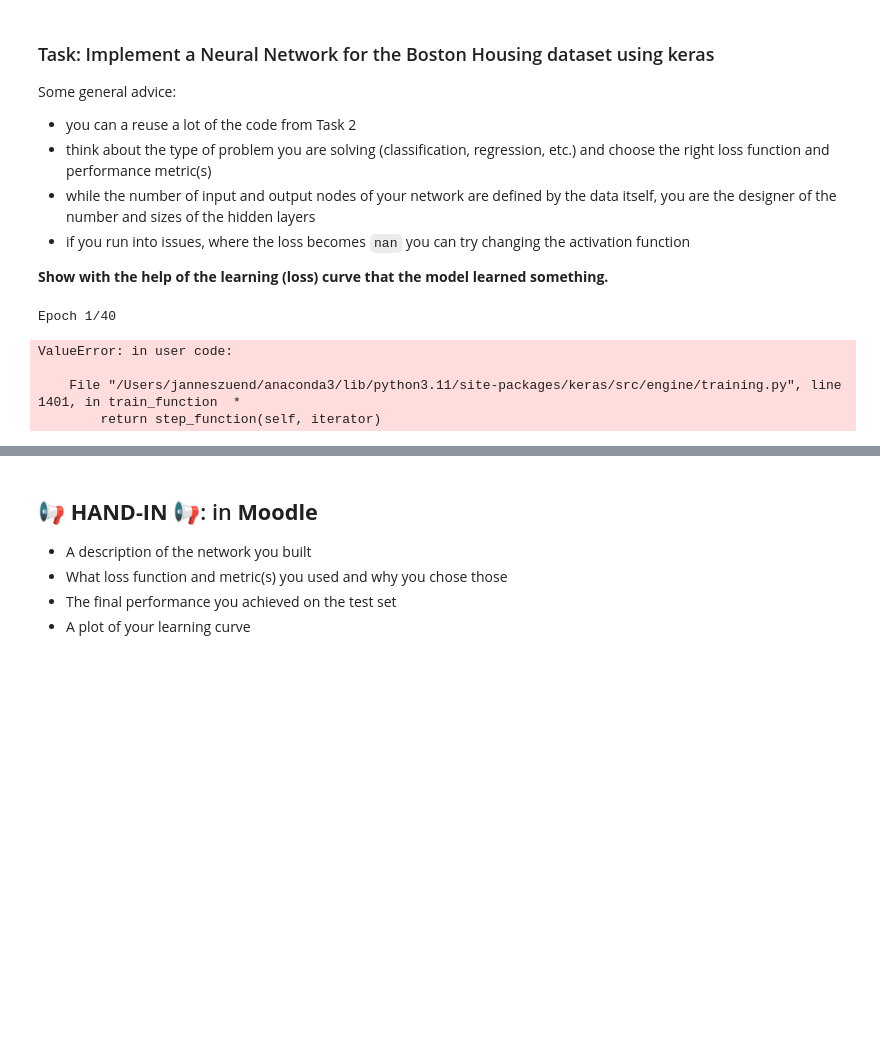
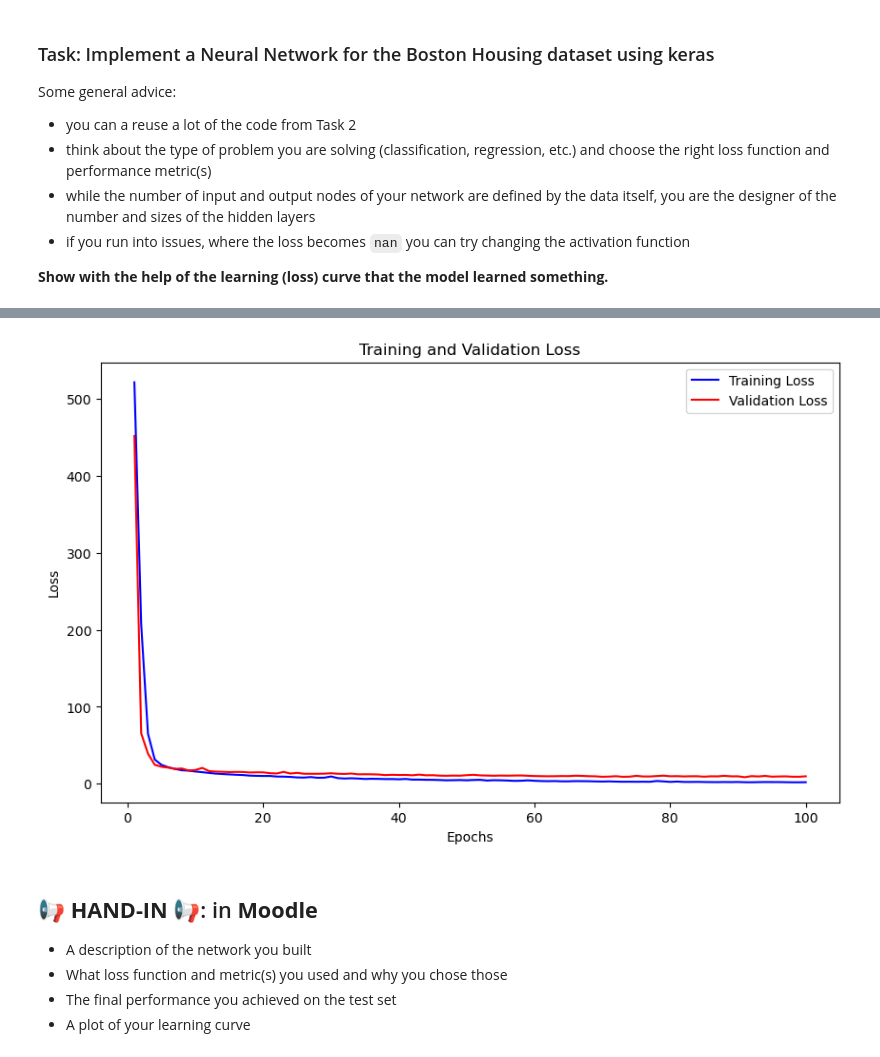
Before and after one commit to janneszuend/MLDM, a Jupyter notebook: Lab10/L10_Training_NNs_Assignment.ipynb, the cells around one changed output, grey strips where cells are left out. Cells and saved outputs as stored; diff of their text form; code cells hidden in the pictures; blank space fills up the shorter version.

```diff
--- a/Lab10/L10_Training_NNs_Assignment.ipynb
+++ b/Lab10/L10_Training_NNs_Assignment.ipynb
@@ -521,36 +521,46 @@ Some general advice:
 * if you run into issues, where the loss becomes `nan` you can try changing the activation function
 
 **Show with the help of the learning (loss) curve that the model learned something.**
-# %%
-## Your implementation here ....
-from keras.callbacks import EarlyStopping
-
-# prepare our model
-model_NN = Sequential()
-model_NN.add(Input(shape=(28, 28)))
-model_NN.add(Flatten())
-model_NN.add(Dense(128, activation="relu"))
-model_NN.add(Dense(10, activation="softmax"))
-model_NN.compile(loss="categorical_crossentropy", optimizer="sgd", metrics=["accuracy"])
-
-
-# note that we pass the early_stopping object as a callback here
-history = model_NN.fit(
-  x_trainNN,
-  y_trainNN,
-  batch_size=16,
-  epochs=40,
-  validation_split=.1,
-  callbacks=[early_stopping]
-)
-
-plot_history(history)
-
-for m, v in zip(model_NN.metrics_names, model_NN.evaluate(x_testNN, y_testNN)):
-  print(m, f"{v:.4f}")
-# %% [output]
-Epoch 1/40
-ValueError: in user code:
-
-    File "/Users/janneszuend/anaconda3/lib/python3.11/site-packages/keras/src/engine/training.py", line 1401, in train_function  *
-        return step_function(self, iterator)
+# %%
+
+
+# # Normalize the data
+# mean = x_trainNN.mean(axis=0)
+# std = x_trainNN.std(axis=0)
+# x_trainNN = (x_trainNN - mean) / std
+# x_testNN = (x_testNN - mean) / std
+
+# Build the model
+model = Sequential()
+model.add(Dense(64, activation='relu', input_shape=(x_trainNN.shape[1],)))
+model.add(Dense(64, activation='relu'))
+model.add(Dense(64, activation='relu'))
+model.add(Dense(64, activation='relu'))
+model.add(Dense(1))  # Output layer with a single node for regression
+
+# Compile the model
+model.compile(optimizer='adam', loss='mse', metrics=['mae'])  # Mean Squared Error loss for regression
+
+# Train the model
+history = model.fit(x_trainNN, y_trainNN, epochs=100, batch_size=16, validation_split=0.2, verbose=0)
+
+# Evaluate the model
+test_loss, test_mae = model.evaluate(x_testNN, y_testNN)
+
+print(f"Test Mean Absolute Error: {test_mae}")
+
+# Plotting the learning curve
+loss = history.history['loss']
+val_loss = history.history['val_loss']
+
+epochs = range(1, len(loss) + 1)
+
+plt.figure(figsize=(10, 6))
+plt.plot(epochs, loss, 'b', label='Training Loss')
+plt.plot(epochs, val_loss, 'r', label='Validation Loss')
+plt.title('Training and Validation Loss')
+plt.xlabel('Epochs')
+plt.ylabel('Loss')
+plt.legend()
+plt.show()
+# %% [output]
@@ -557,3 +569,4 @@ ValueError: in user code:
+[figure, added]
 # %%
 ## evaluate performance on test set here
 # %% [markdown]
```
Also changed, not shown: parts of 11 cells of this notebook.
